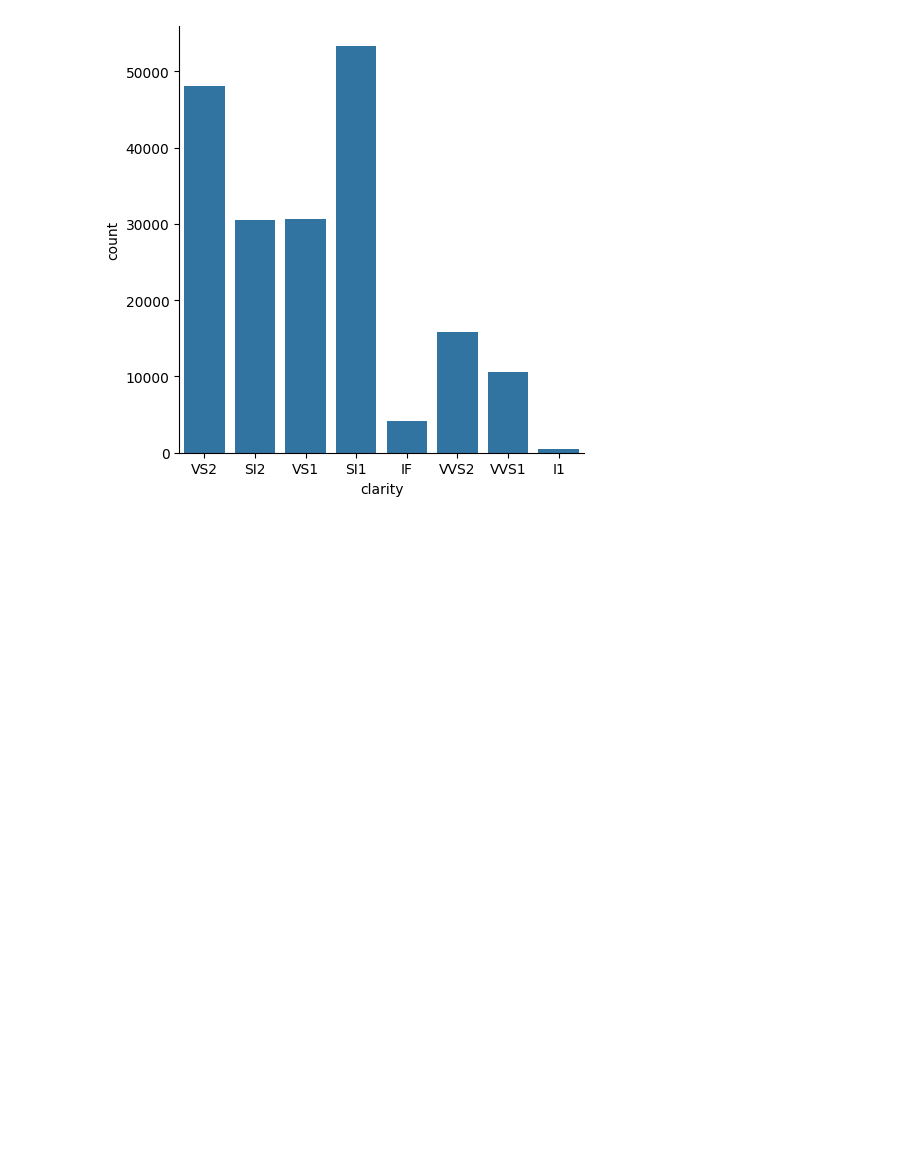
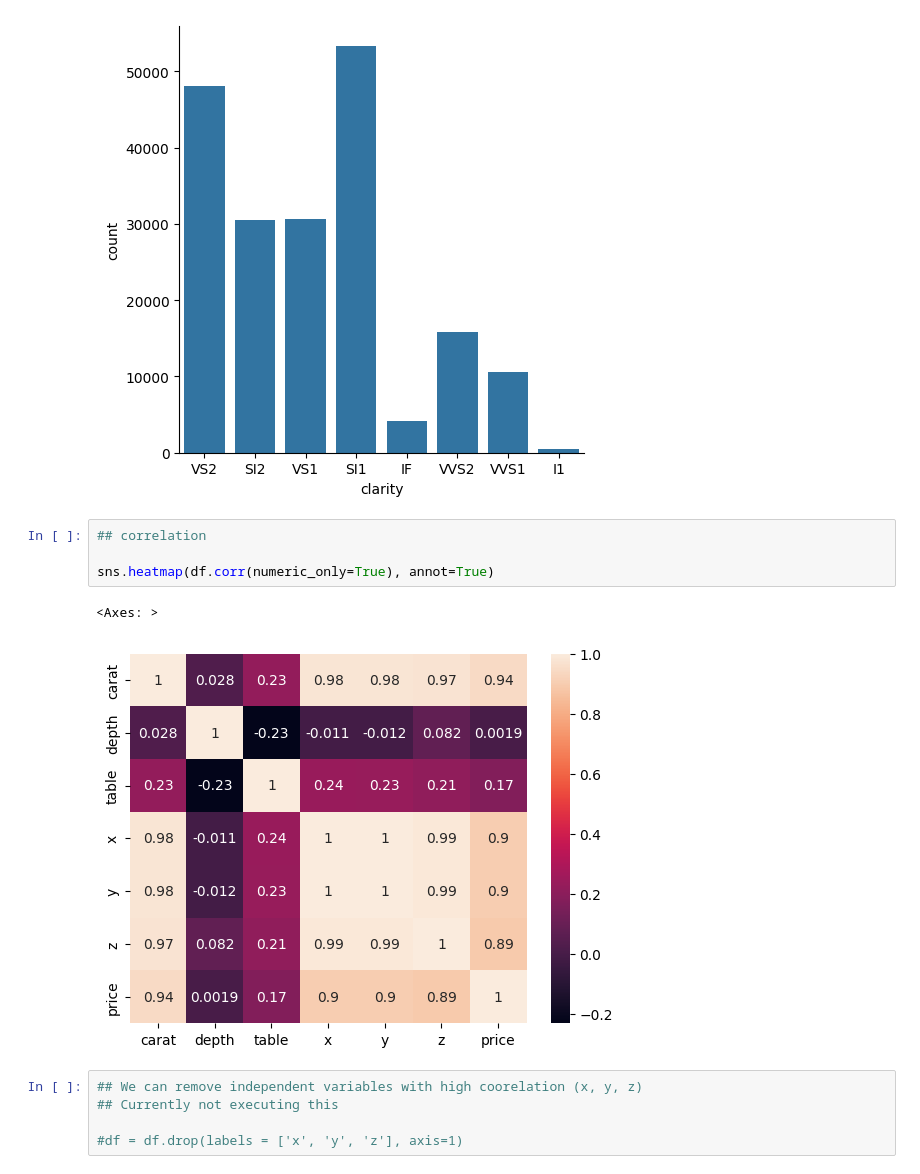
Before and after one commit to abharadwaj07/First_Project, a Jupyter notebook: notebooks/EDA.ipynb, the cells around one changed output. Cells and saved outputs as stored; diff of their text form; blank space fills up the shorter version.

```diff
--- a/notebooks/EDA.ipynb
+++ b/notebooks/EDA.ipynb
@@ -169,3 +169,15 @@ for i in categorical_columns:
 [figure]
 [figure]
 [figure]
+# %%
+## correlation
+
+sns.heatmap(df.corr(numeric_only=True), annot=True)
+# %% [output]
+<Axes: >
+[figure, added]
+# %%
+## We can remove independent variables with high coorelation (x, y, z)
+## Currently not executing this
+
+#df = df.drop(labels = ['x', 'y', 'z'], axis=1)
```
Also changed, not shown: parts of 9 cells of this notebook, 2 other files.
